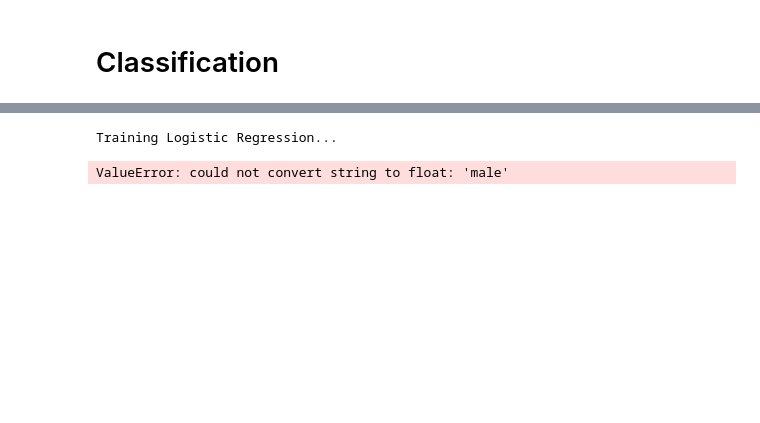
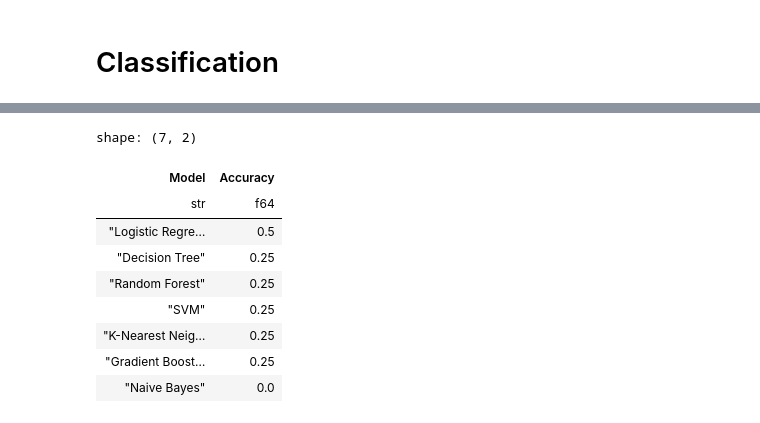
Before and after one commit to BIH-CEI/ERKER2Phenopackets, a Jupyter notebook: ERKER2Phenopackets/src/analysis/ml/analyse.ipynb, the cells around one changed output, grey strips where cells are left out. Drawn from its saved outputs; the diff is of its cells as text; code cells hidden in the pictures; blank space fills up the shorter version.

```diff
--- a/ERKER2Phenopackets/src/analysis/ml/analyse.ipynb
+++ b/ERKER2Phenopackets/src/analysis/ml/analyse.ipynb
@@ -983,37 +973,46 @@ from sklearn.tree import DecisionTreeClassifier
 from sklearn.ensemble import RandomForestClassifier
 from sklearn.svm import SVC
 from sklearn.neighbors import KNeighborsClassifier
 from sklearn.naive_bayes import GaussianNB
 from sklearn.ensemble import GradientBoostingClassifier
 from sklearn import metrics
 
 # Split the data into training and testing sets
 X_train, X_test, y_train, y_test = train_test_split(X, y, test_size=0.3, random_state=42)
 
 
 # Initialize models for different classifiers
 models = {
     'Logistic Regression': LogisticRegression(max_iter=10000),
     'Decision Tree': DecisionTreeClassifier(),
     'Random Forest': RandomForestClassifier(),
     'SVM': SVC(),
     'K-Nearest Neighbors': KNeighborsClassifier(),
     'Naive Bayes': GaussianNB(),
     'Gradient Boosting': GradientBoostingClassifier()
 }
 
+accuracies = []
+
 # Train and evaluate each model
 for name, model in models.items():
-    print(f'Training {name}...')
-    # Train the model
     model.fit(X_train, y_train)
 
-    # Make predictions on the test data
     y_pred = model.predict(X_test)
 
-    # Evaluate the model
     accuracy = metrics.accuracy_score(y_test, y_pred)
-    print(f"{name} Accuracy:", accuracy)
+    accuracies.append((name, accuracy))
+
+accuracies = pl.DataFrame(accuracies, schema=['Model', 'Accuracy']).sort(by='Accuracy', descending=True)
+accuracies
 # %% [output]
-Training Logistic Regression...
+shape: (7, 2)
-ValueError: could not convert string to float: 'male'
+| Model | Accuracy |
+| str | f64 |
+| "Logistic Regre… | 0.5 |
+| "Decision Tree" | 0.25 |
+| "Random Forest" | 0.25 |
+| "SVM" | 0.25 |
+| "K-Nearest Neig… | 0.25 |
+| "Gradient Boost… | 0.25 |
+| "Naive Bayes" | 0.0 |
```
Also changed, not shown: parts of 21 cells of this notebook, 1 other file.
